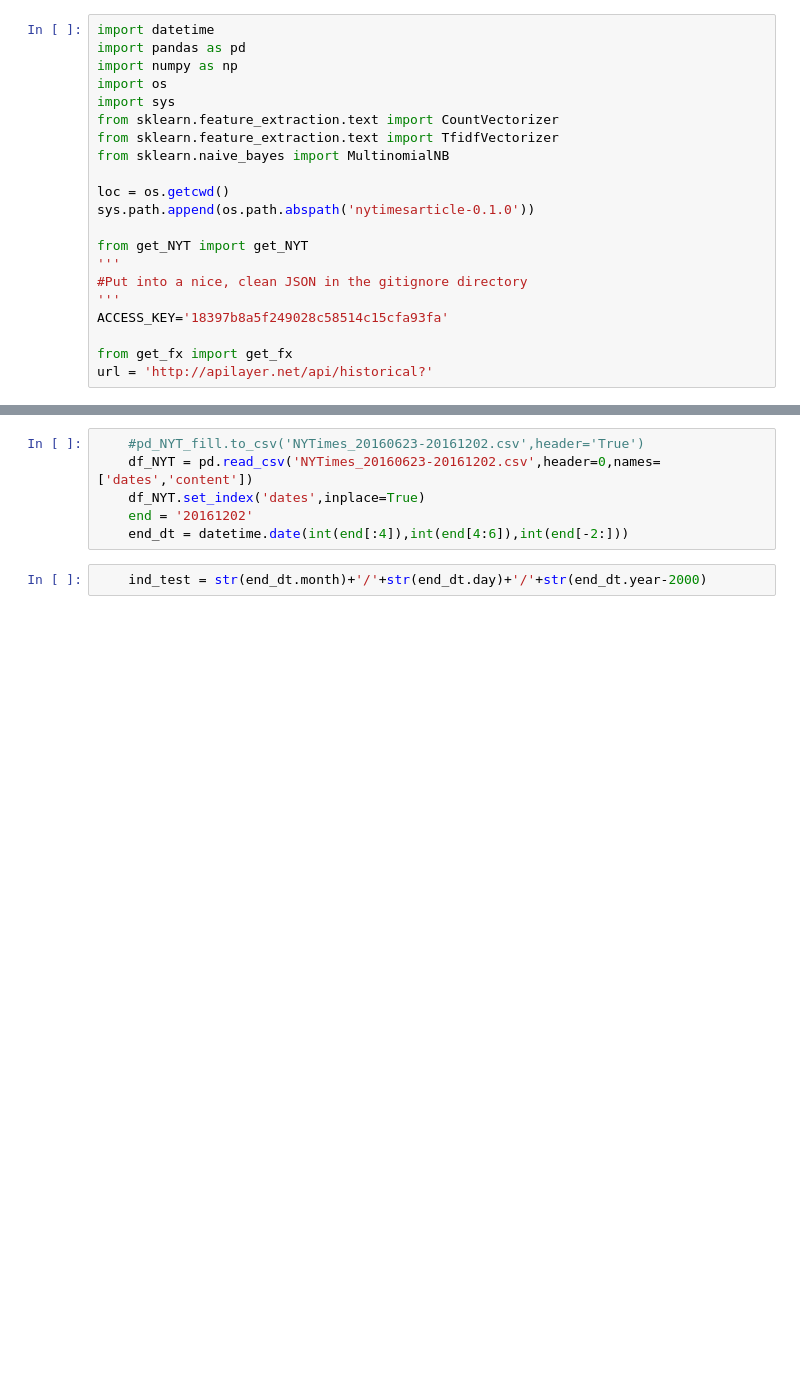
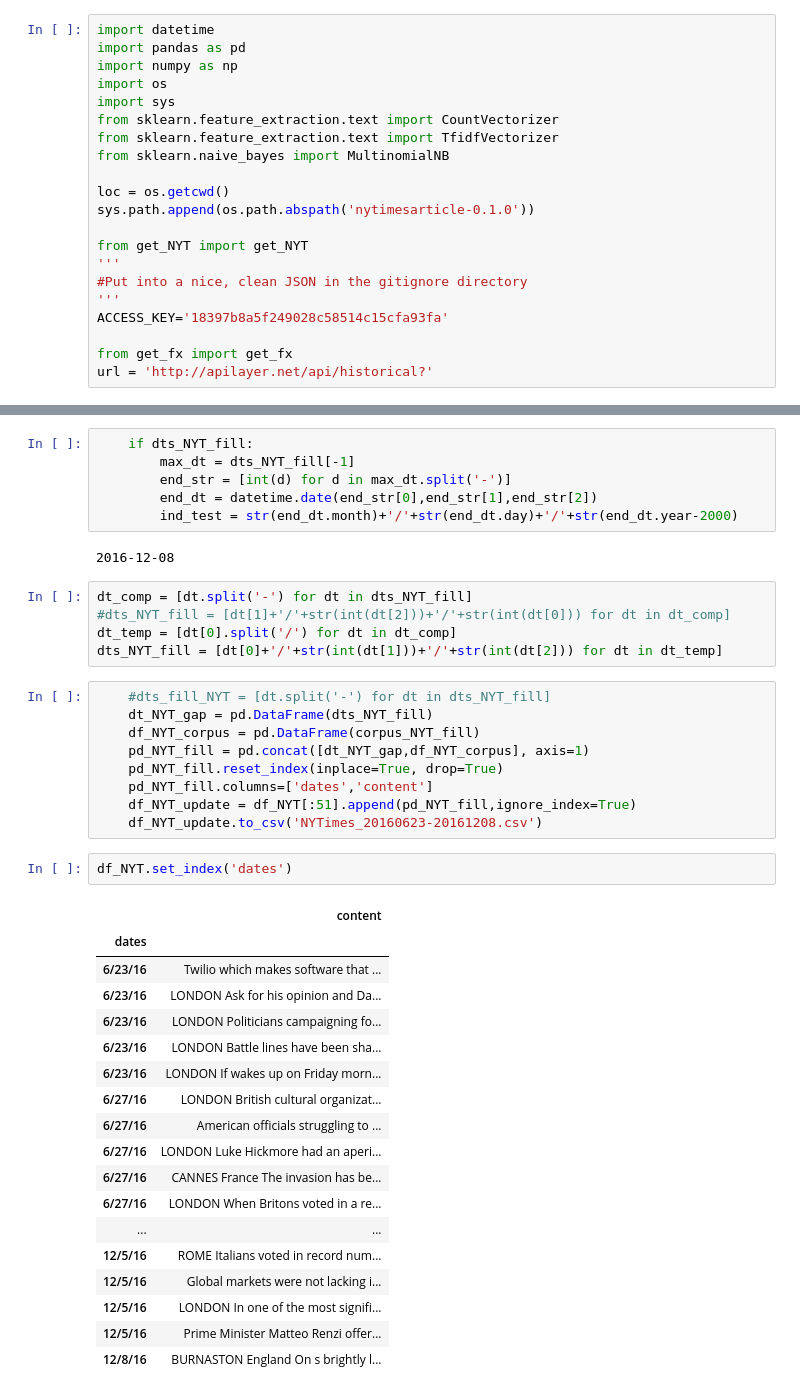
Before and after one commit to cjl2183/FX_NLP, a Jupyter notebook: Predict_FX.ipynb, the cells around one changed output, grey strips where cells are left out. Cells and saved outputs as stored; diff of their text form; blank space fills up the shorter version.

```diff
--- a/Predict_FX.ipynb
+++ b/Predict_FX.ipynb
@@ -89,9 +90,44 @@ number of articles today: 3
-# %%
-    #pd_NYT_fill.to_csv('NYTimes_20160623-20161202.csv',header='True')
-    df_NYT = pd.read_csv('NYTimes_20160623-20161202.csv',header=0,names=['dates','content'])
-    df_NYT.set_index('dates',inplace=True)
-    end = '20161202'
-    end_dt = datetime.date(int(end[:4]),int(end[4:6]),int(end[-2:]))
 # %%
-    ind_test = str(end_dt.month)+'/'+str(end_dt.day)+'/'+str(end_dt.year-2000)
+    if dts_NYT_fill:
+        max_dt = dts_NYT_fill[-1]
+        end_str = [int(d) for d in max_dt.split('-')]
+        end_dt = datetime.date(end_str[0],end_str[1],end_str[2])
+        ind_test = str(end_dt.month)+'/'+str(end_dt.day)+'/'+str(end_dt.year-2000)
+# %% [output]
+2016-12-08
+# %%
+dt_comp = [dt.split('-') for dt in dts_NYT_fill]
+#dts_NYT_fill = [dt[1]+'/'+str(int(dt[2]))+'/'+str(int(dt[0])) for dt in dt_comp]
+dt_temp = [dt[0].split('/') for dt in dt_comp]
+dts_NYT_fill = [dt[0]+'/'+str(int(dt[1]))+'/'+str(int(dt[2])) for dt in dt_temp]
+# %%
+    #dts_fill_NYT = [dt.split('-') for dt in dts_NYT_fill]
+    dt_NYT_gap = pd.DataFrame(dts_NYT_fill)
+    df_NYT_corpus = pd.DataFrame(corpus_NYT_fill)
+    pd_NYT_fill = pd.concat([dt_NYT_gap,df_NYT_corpus], axis=1)
+    pd_NYT_fill.reset_index(inplace=True, drop=True)
+    pd_NYT_fill.columns=['dates','content']
+    df_NYT_update = df_NYT[:51].append(pd_NYT_fill,ignore_index=True)
+    df_NYT_update.to_csv('NYTimes_20160623-20161208.csv')
+# %%
+df_NYT.set_index('dates')
+# %% [output]
+|  | content |
+| dates |  |
+| 6/23/16 | Twilio which makes software that ... |
+| 6/23/16 | LONDON Ask for his opinion and Da... |
+| 6/23/16 | LONDON Politicians campaigning fo... |
+| 6/23/16 | LONDON Battle lines have been sha... |
+| 6/23/16 | LONDON If wakes up on Friday morn... |
+| 6/27/16 | LONDON British cultural organizat... |
+| 6/27/16 | American officials struggling to ... |
+| 6/27/16 | LONDON Luke Hickmore had an aperi... |
+| 6/27/16 | CANNES France The invasion has be... |
+| 6/27/16 | LONDON When Britons voted in a re... |
+| ... | ... |
+| 12/5/16 | ROME Italians voted in record num... |
+| 12/5/16 | Global markets were not lacking i... |
+| 12/5/16 | LONDON In one of the most signifi... |
+| 12/5/16 | Prime Minister Matteo Renzi offer... |
+| 12/8/16 | BURNASTON England On s brightly l... |
 # %%
```
Also changed, not shown: parts of 28 cells of this notebook.
